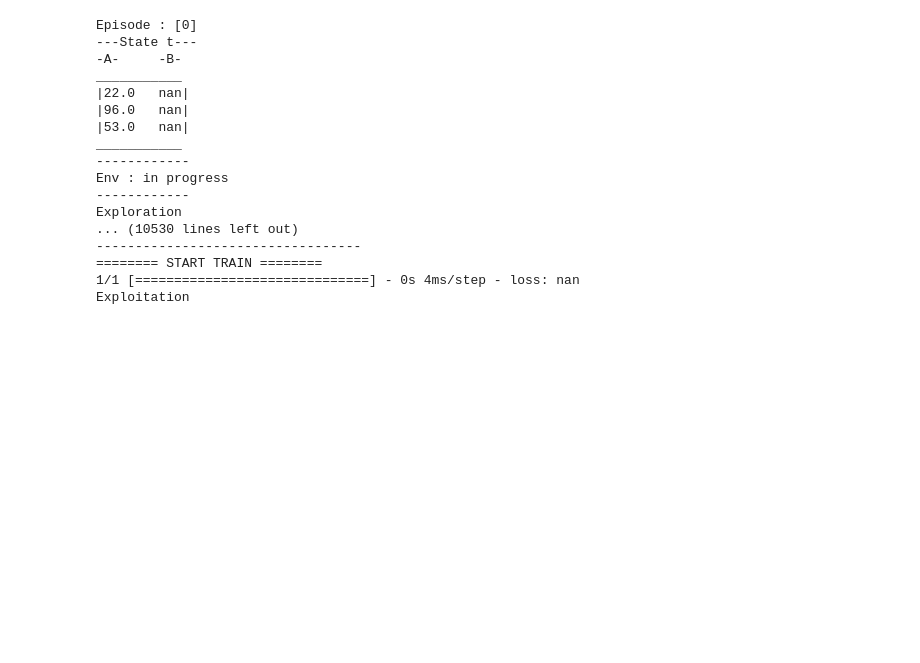
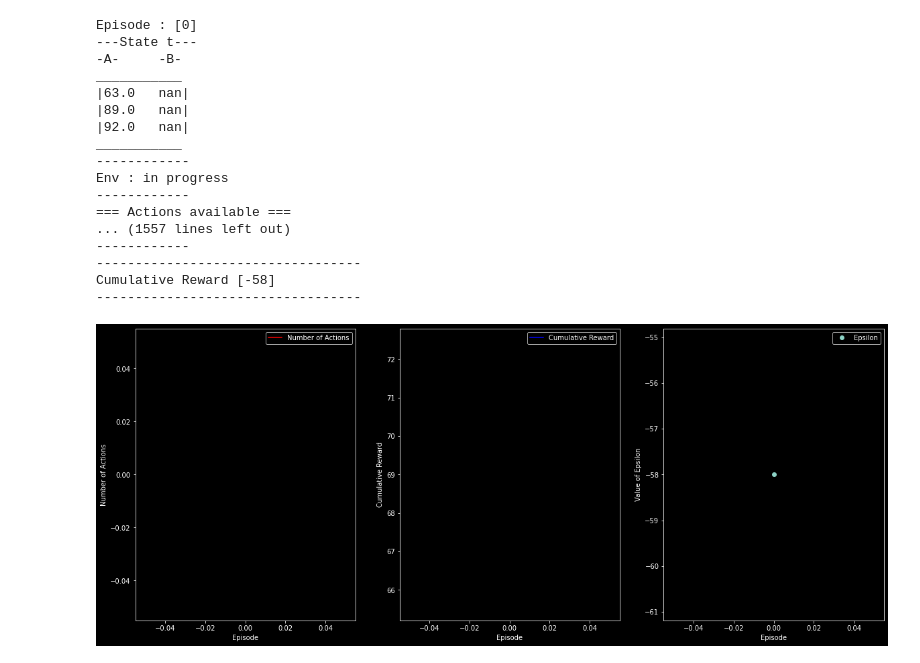
Before and after one commit to widium/RL_push_swap, a Jupyter notebook: main.ipynb, the cells around one changed output. Drawn from its saved outputs; the diff is of its cells as text; code cells hidden in the pictures; blank space fills up the shorter version.

```diff
--- a/main.ipynb
+++ b/main.ipynb
@@ -45,7 +59,7 @@ NBR_STACK = 2
 
 env = Env(STACK_SIZE)
 strategy = EpsilonGreedy(MIN_EPSILON, START_EPSILON, DECAY)
-agent = DQNAgent(NBR_STACK, STACK_SIZE, len(env.action_space()))
+agent = DQNAgent(STACK_SIZE, NBR_STACK, len(env.action_space()))
 # %%
 print_state(env, shape=True)
 # %% [output]
@@ -73,17 +87,17 @@ for episode in range(EPISODE):
     env.reset(STACK_SIZE)
 
     state = env.get_state()
-    print_state(env)
+    # print_state(env, shape=True)
 
     timesteps = 0
     while (1):
 
         # action_available(env)
-        # print_state(env)
+        print_state(env)
         timesteps += 1
 
         exploration_rate = strategy.get_exploration_rate(timesteps)
-
+        print_action_available(env)
         action = env.choose_action(state, agent.policy_model, exploration_rate)
         reward = env.reward()
         next_state = env.get_state()
@@ -99,41 +113,42 @@ for episode in range(EPISODE):
         if env.replaymemory.can_provide_sample(BATCH_SIZE):
             print("======== START TRAIN ========")
 
             buffer = env.replaymemory.get_sample(BATCH_SIZE)
             # print_buffer(buffer)
 
             states, actions, next_states, rewards, dones = env.replaymemory.extract_value(buffer)
             # print_shapes(states, next_states)
             agent.train(states, next_states, buffer)
 
         # print(f"Env : {env.state()}")
         if (env.state() == 'done'):
             print_state(env)
             print_cummulative_reward(env)
             epsilon.append(strategy.epsilon)
             episode_durations.append(timesteps)
             cummulative_reward.append(env.cummulative_reward)
 
             plot_evolution(episode, episode_durations, cummulative_reward)
             break
 # %% [output]
 Episode : [0]
 ---State t---
 -A-     -B-
 ___________
-|22.0   nan|
-|96.0   nan|
-|53.0   nan|
+|63.0   nan|
+|89.0   nan|
+|92.0   nan|
 ___________
 ------------
 Env : in progress
 ------------
-Exploration
-... (10530 lines left out)
+=== Actions available ===
+... (1557 lines left out)
+------------
 ----------------------------------
-======== START TRAIN ========
-1/1 [==============================] - 0s 4ms/step - loss: nan
-Exploitation
+Cumulative Reward [-58]
+----------------------------------
+[figure, added]
 # %%
 env.replaymemory.print_history(BATCH_SIZE)
 # %% [output]
```
Also changed, not shown: parts of 3 cells of this notebook, 11 other files.
